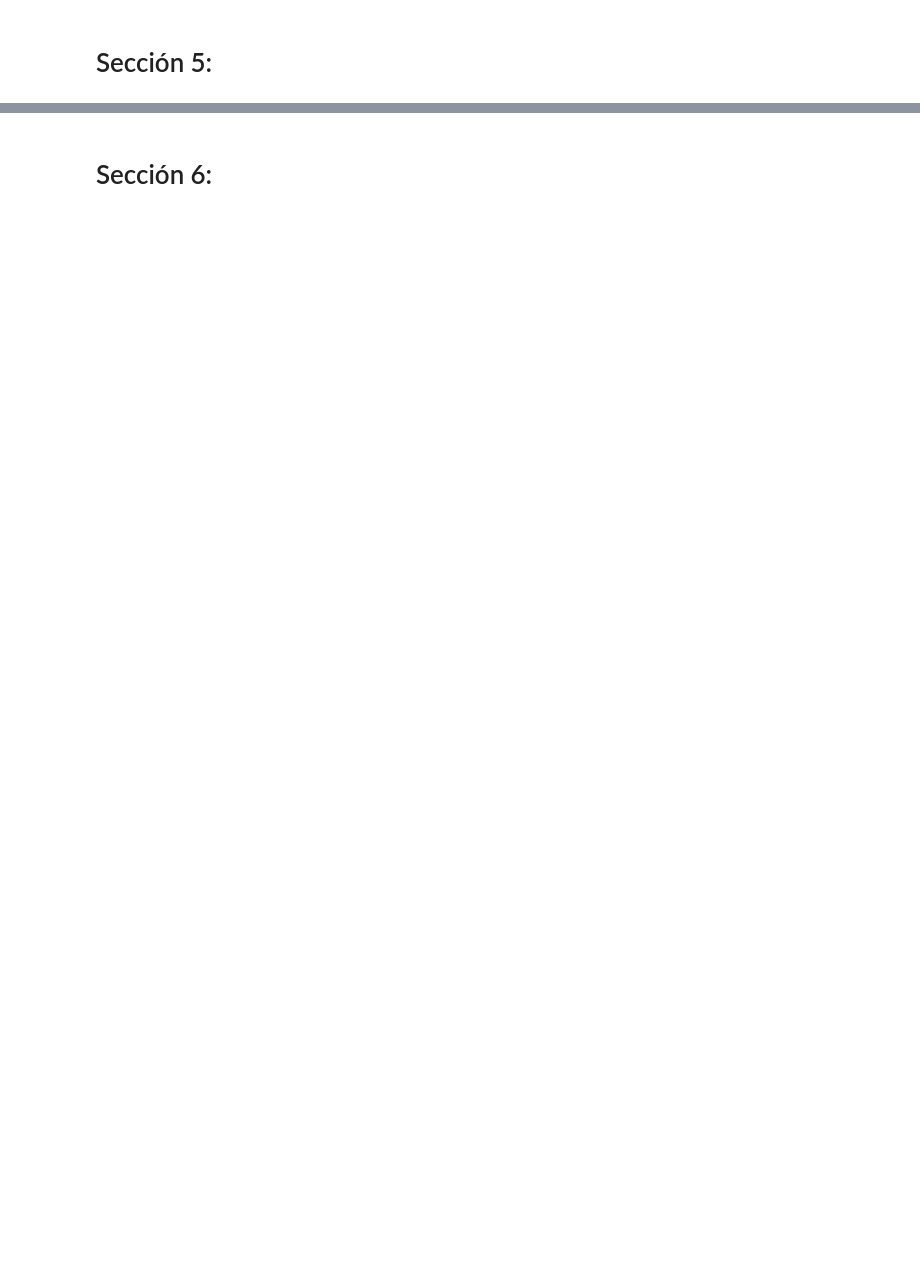
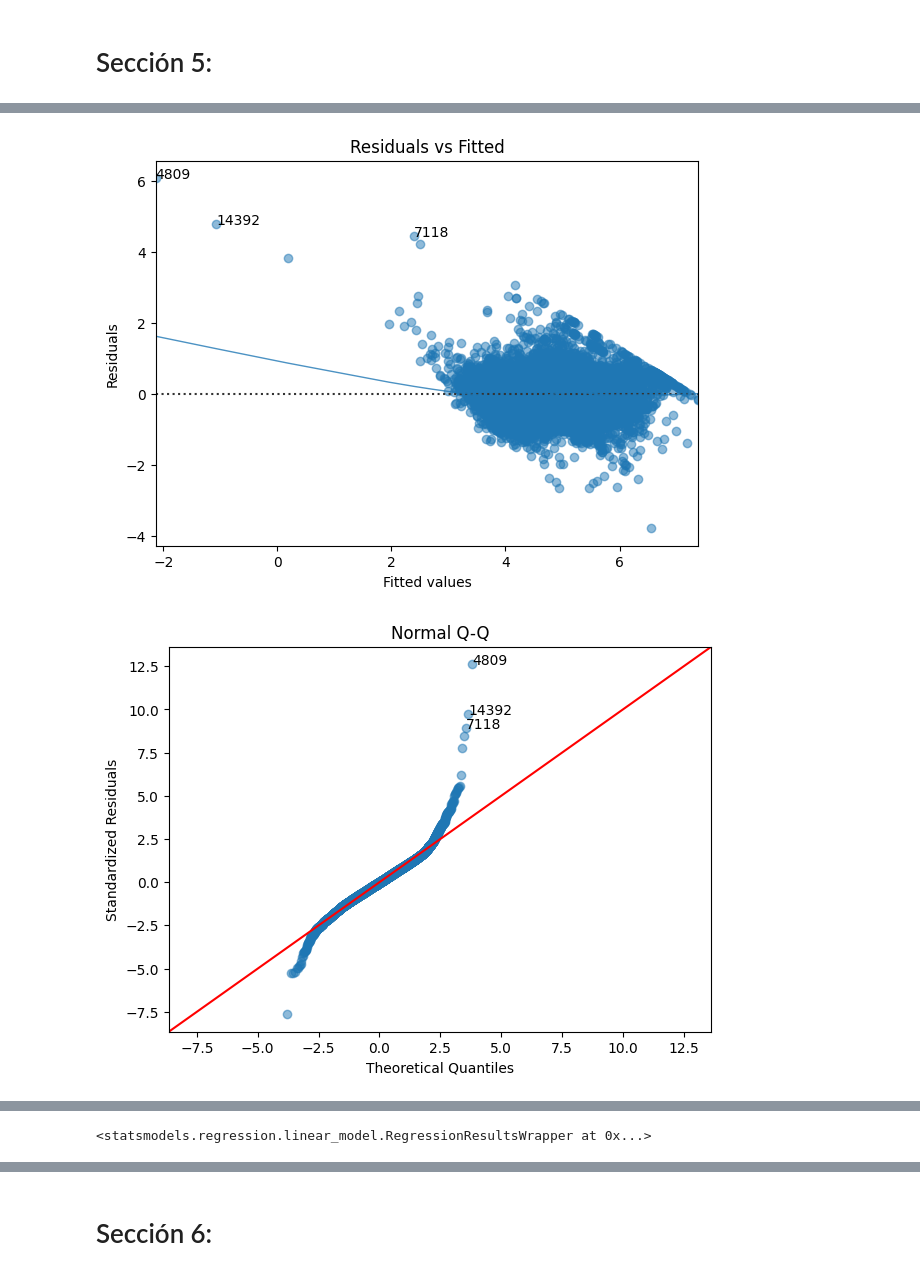
Before and after one commit to LeMarsito02/AIRBNBANALYTICS, a Jupyter notebook: Taller_1_EDA_Modelos_Regresion.ipynb, the cells around one changed output, grey strips where cells are left out. Cells and saved outputs as stored; diff of their text form; code cells hidden in the pictures; blank space fills up the shorter version.

Commit message:
Modelo arreglado lo mas que se pudo askjaskasj

```diff
--- a/Taller_1_EDA_Modelos_Regresion.ipynb
+++ b/Taller_1_EDA_Modelos_Regresion.ipynb
@@ -483,0 +776,25 @@ plt.show()
+# %%
+# ==========================
+# EXPORTAR DF HASTA PUNTO 4
+# ==========================
+
+# (Opcional) Recomendado: guardar también las versiones "capped" con nombres claros
+if "price_capped" not in df.columns and "price" in df.columns:
+    df["price_capped"] = df["price"]  # por si ya lo capeaste directo sobre price
+
+if "bedrooms_capped" not in df.columns and "bedrooms" in df.columns:
+    df["bedrooms_capped"] = df["bedrooms"]
+
+if "accommodates_capped" not in df.columns and "accommodates" in df.columns:
+    df["accommodates_capped"] = df["accommodates"]
+
+# Archivo de salida
+OUT_CSV_P4 = "listings_hasta_punto_4.csv"
+
+# Exportar
+df.to_csv(OUT_CSV_P4, index=False, encoding="utf-8-sig")
+
+print("✅ Exportado:", OUT_CSV_P4)
+print("Shape exportado:", df.shape)
+print("Columnas clave incluidas:",
+      [c for c in ["price", "price_capped", "price_log", "bedrooms", "bedrooms_capped", "accommodates", "accommodates_capped"] if c in df.columns])
@@ -485,0 +1066,5 @@ plt.show()
+# %%
+diagnostic_plots(X_clean, y_clean, model_fit=modelo)
+# %% [output]
+[figure, added]
+[figure, added]
@@ -485,0 +1073 @@ plt.show()
+<statsmodels.regression.linear_model.RegressionResultsWrapper at 0x...>
```
Also changed, not shown: parts of 43 cells of this notebook, 4 other files.
